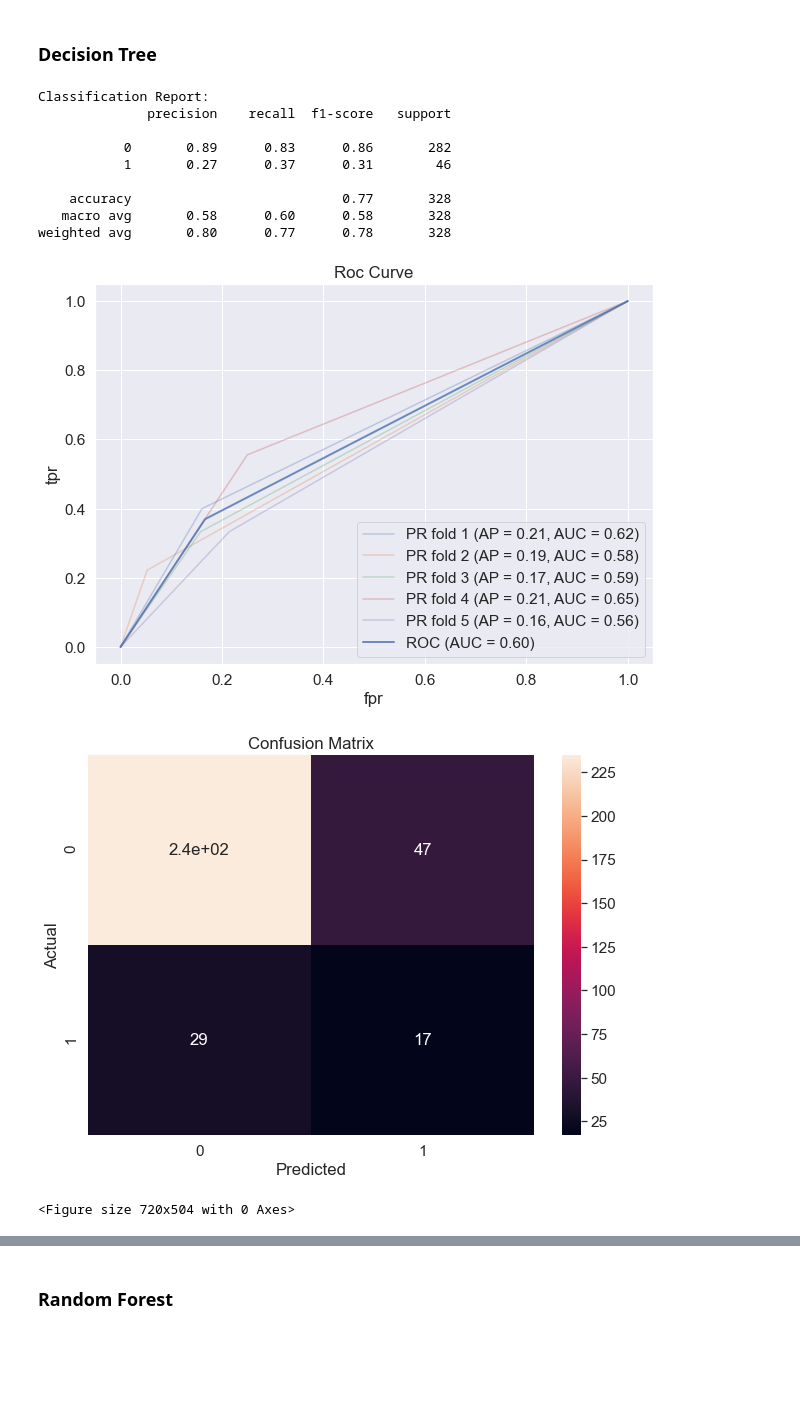
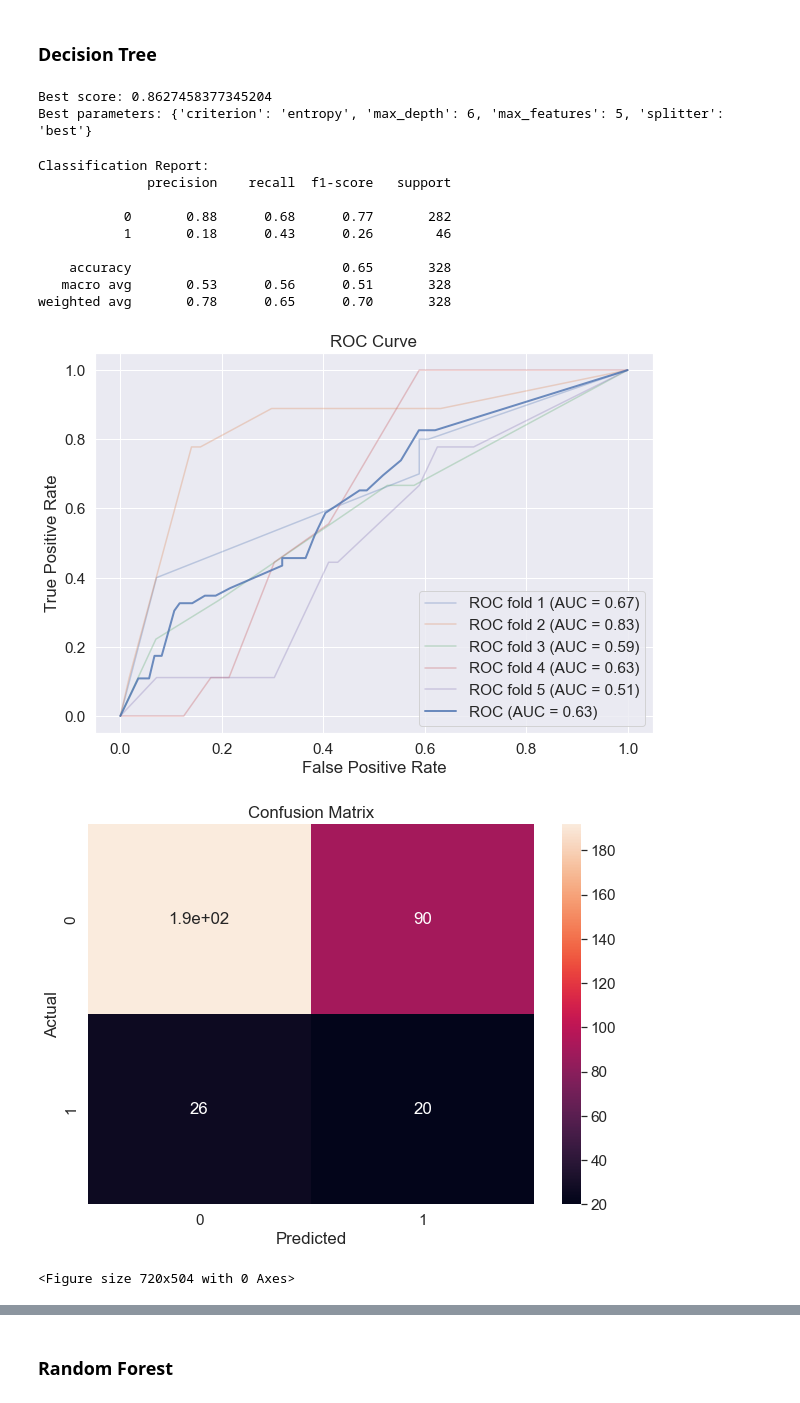
Before and after one commit to Diogogrosario/FEUP-AC, a Jupyter notebook: AC_proj.ipynb, the cells around one changed output, grey strips where cells are left out. Saved outputs shown, nothing was run; the diff lists cells and outputs as text; code cells hidden in the pictures; blank space fills up the shorter version.

```diff
--- a/AC_proj.ipynb
+++ b/AC_proj.ipynb
@@ -1014,27 +1040,39 @@ dtc = DecisionTreeClassifier()
-# %%
-do_smote = True
-(testing_classes, predictions_proba, predictions) = cross_val(dtc, merge_train, 5, do_smote)
-plt.figure()
-plt.draw()
-
-print("Classification Report:")
-print(classification_report(testing_classes, predictions))
-
-confusion_matrix = pd.crosstab(testing_classes, predictions, rownames=['Actual'], colnames=['Predicted'])
-sb.heatmap(confusion_matrix, annot=True)
-plt.title("Confusion Matrix")
-plt.figure()
-plt.draw()
-# %% [output]
-Classification Report:
-              precision    recall  f1-score   support
-
-           0       0.89      0.83      0.86       282
-           1       0.27      0.37      0.31        46
-
-    accuracy                           0.77       328
-   macro avg       0.58      0.60      0.58       328
-weighted avg       0.80      0.77      0.78       328
-[figure, removed]
-[figure, removed]
-<Figure size 720x504 with 0 Axes>
+# %%
+dtc = DecisionTreeClassifier(criterion='entropy', max_depth=6, max_features=5, splitter='random')
+# %%
+parameter_grid = {'criterion': ['gini', 'entropy'],
+                  'splitter': ['best', 'random'],
+                  'max_depth': [1, 2, 3, 4, 5, 6],
+                  'max_features': [1, 2, 3, 4, 5]}
+
+cross_validation = StratifiedKFold(n_splits=2)
+
+
+grid_search = GridSearchCV(dtc,
+                           param_grid=parameter_grid,
+                           cv=cross_validation, scoring='roc_auc')
+
+X_train_decision, y_train_decision = smote(merge_train.drop(columns=["status"]), merge_train["status"])
+grid_search.fit(X_train_decision, y_train_decision)
+
+print('Best score: {}'.format(grid_search.best_score_))
+print('Best parameters: {}'.format(grid_search.best_params_))
+# %% [output]
+Best score: 0.8627458377345204
+Best parameters: {'criterion': 'entropy', 'max_depth': 6, 'max_features': 5, 'splitter': 'best'}
+# %%
+do_smote = True
+perform_classification(dtc, merge_train, 5, do_smote)
+# %% [output]
+Classification Report:
+              precision    recall  f1-score   support
+
+           0       0.88      0.68      0.77       282
+           1       0.18      0.43      0.26        46
+
+    accuracy                           0.65       328
+   macro avg       0.53      0.56      0.51       328
+weighted avg       0.78      0.65      0.70       328
+[figure, added]
+[figure, added]
+<Figure size 720x504 with 0 Axes>
```
Also changed, not shown: parts of 32 cells of this notebook, 11 other files.
